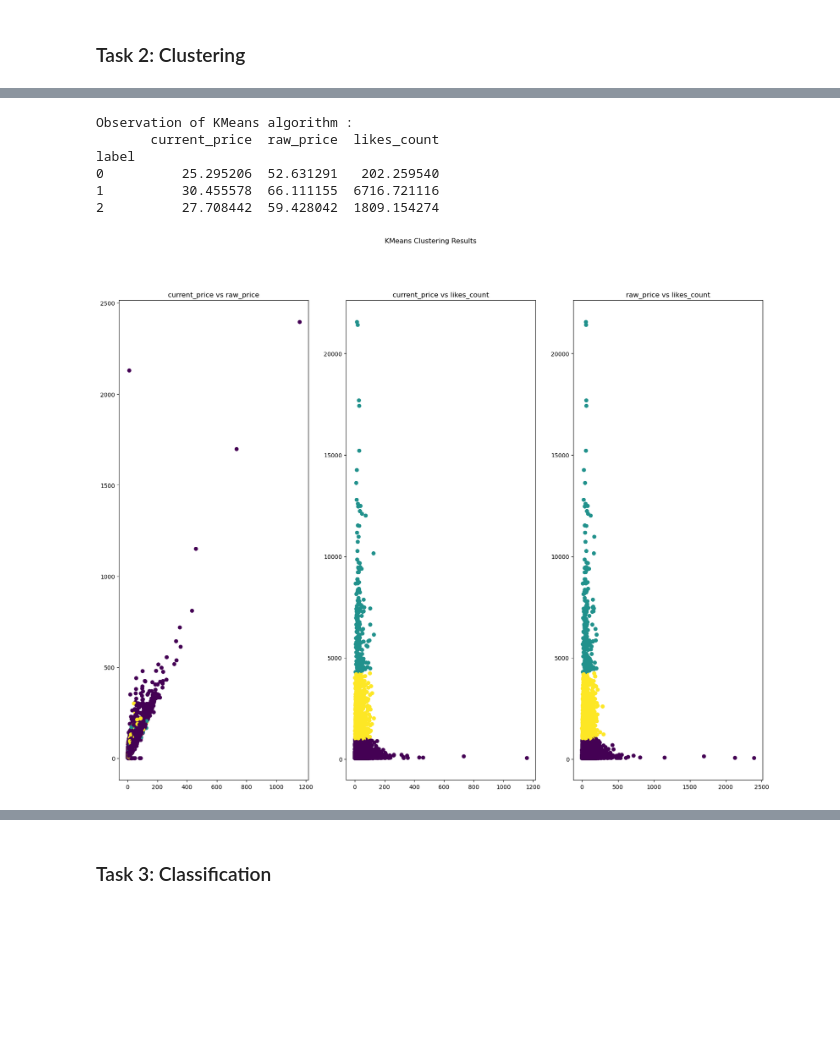
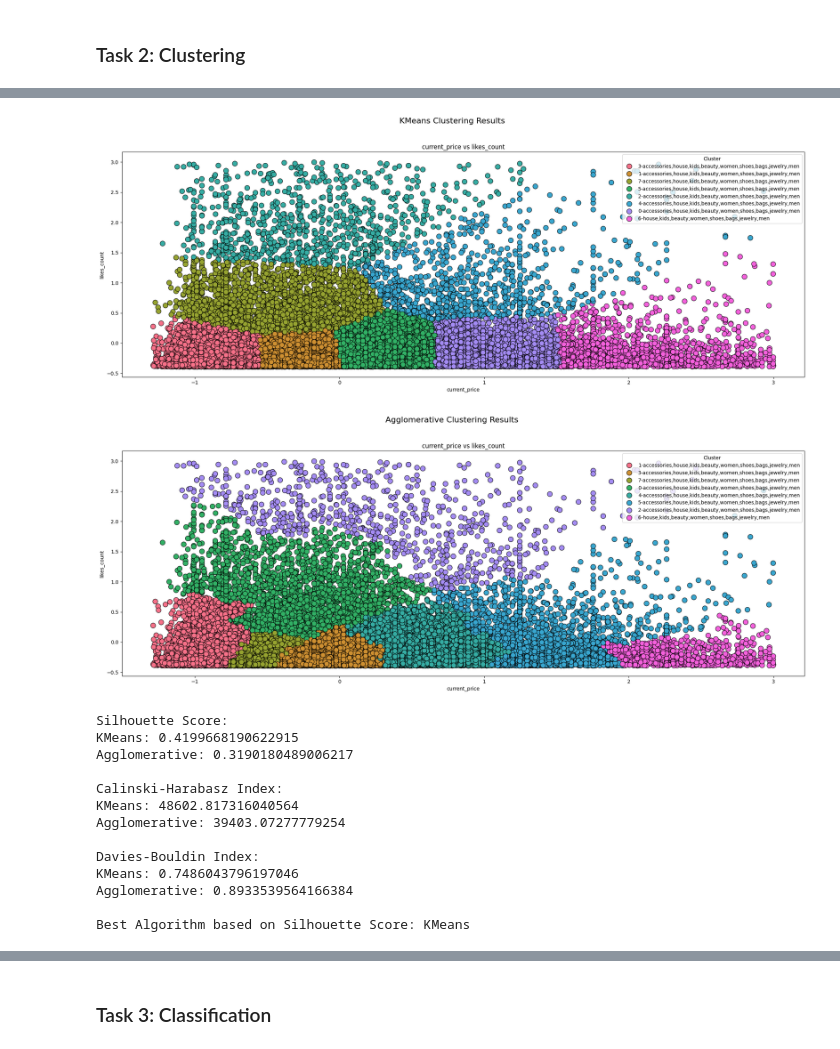
Before and after one commit to kgoel59/BigData, a Jupyter notebook: A1/code/main.ipynb, the cells around one changed output, grey strips where cells are left out. Drawn from its saved outputs; the diff is of its cells as text; code cells hidden in the pictures; blank space fills up the shorter version.

```diff
--- a/A1/code/main.ipynb
+++ b/A1/code/main.ipynb
@@ -351,8 +391,8 @@ from sklearn.metrics import silhouette_score, calinski_harabasz_score, davies_bo
 
 # Dictionary of clustering algorithms
 algorithms = {
-    "KMeans": KMeans(n_clusters=3),
-    "Agglomerative": AgglomerativeClustering(n_clusters=3, linkage='ward')
+    "KMeans": KMeans(n_clusters=8),
+    "Agglomerative": AgglomerativeClustering(n_clusters=8, linkage='ward')
 }
 
 # Initialize dictionary to store metrics
@@ -360,57 +400,75 @@ metrics = {
     "Silhouette Score": {},
     "Calinski-Harabasz Index": {},
     "Davies-Bouldin Index": {}
 }
 
 
 # Iterate through each algorithm and compute the clustering metrics
 for name, algorithm in algorithms.items():
-    labels = algorithm.fit_predict(df_integers)
+    labels = algorithm.fit_predict(X)
 
-    metrics["Silhouette Score"][name] = silhouette_score(df_integers, labels)
-    metrics["Calinski-Harabasz Index"][name] = calinski_harabasz_score(df_integers, labels)
-    metrics["Davies-Bouldin Index"][name] = davies_bouldin_score(df_integers, labels)
+    class_dict = pd.DataFrame({'category': categories,'class': labels}).groupby('class')['category'].apply(lambda x: ",".join(list(set(x)))).to_dict()
+
+    clabels = [f"{i}-{class_dict[i]}" for i in labels]
+
+    metrics["Silhouette Score"][name] = silhouette_score(X, labels)
+    metrics["Calinski-Harabasz Index"][name] = calinski_harabasz_score(X, labels)
+    metrics["Davies-Bouldin Index"][name] = davies_bouldin_score(X, labels)
 
 
-    # Create a copy of the dataframe to add the labels
-    df_copy = df_integers.copy()
-    df_copy['label'] = labels
+    df_copy = X.copy()
+    df_copy['label'] = clabels
 
     # Compute mean values for each cluster
     df_mean = df_copy.groupby(['label']).agg('mean')
 
-    print(f"Observation of {name} algorithm : \n{df_mean}")
+    # Visualization
+    fig, axs = plt.subplots(1, 1, figsize=(20, 8))  # Change to 1 row and 3 columns for better aesthetics
+    columns = list(df_mean.columns)
+    palette = sns.color_palette("husl", n_colors=len(df_mean))
 
-    # Visualization
-    fig, axs = plt.subplots(1, 3, figsize=(20, 15))  # Change to 1 row and 3 columns
-    columns = list(df_mean.columns)
-    j2, i2 = 0, 0
-    for i in range(len(columns) - 1):
-        for j in range(i + 1, len(columns)):
-            if i2 > 2:  # Adjust condition to limit the number of plots to 3 in a row
-                break
-            axs[i2].scatter(df_copy[columns[i]], df_copy[columns[j]], c=labels)
-            axs[i2].set_title('{} vs {}'.format(columns[i], columns[j]))
-            i2 += 1
-    plt.suptitle(f"{name} Clustering Results")
+    sns.scatterplot(
+            x=df_copy[columns[0]],
+            y=df_copy[columns[1]],
+            hue=clabels,
+            palette=palette,
+            ax=axs,
+            s=100,
+            edgecolor='k'
+    )
+
+    axs.set_title(f'{columns[0]} vs {columns[1]}')
+    axs.legend(title='Cluster', loc='upper right')
+    axs.set_xlabel(columns[0])
+    axs.set_ylabel(columns[1])
+    plt.suptitle(f"{name} Clustering Results", fontsize=16)
+    plt.tight_layout(rect=[0, 0, 1, 0.95])
     plt.show()
 
 
 
 # Print the metrics for each algorithm
 for metric_name, metric_values in metrics.items():
     print(f"\n{metric_name}:")
     for algo_name, value in metric_values.items():
         print(f"{algo_name}: {value}")
 
 # Determine the best algorithm based on the Silhouette Score
 best_algorithm = max(metrics["Silhouette Score"], key=metrics["Silhouette Score"].get)
 print(f"\nBest Algorithm based on Silhouette Score: {best_algorithm}")
 # %% [output]
+[figure, new version]
+[figure, new version]
-Observation of KMeans algorithm :
-       current_price  raw_price  likes_count
-label
-0          25.295206  52.631291   202.259540
-1          30.455578  66.111155  6716.721116
-2          27.708442  59.428042  1809.154274
+Silhouette Score:
+KMeans: 0.4199668190622915
+Agglomerative: 0.3190180489006217
+
+Calinski-Harabasz Index:
+KMeans: 48602.817316040564
+Agglomerative: 39403.07277779254
+
+Davies-Bouldin Index:
+KMeans: 0.7486043796197046
+Agglomerative: 0.8933539564166384
+
+Best Algorithm based on Silhouette Score: KMeans
-[figure, old version]
```
Also changed, not shown: parts of 18 cells of this notebook.
